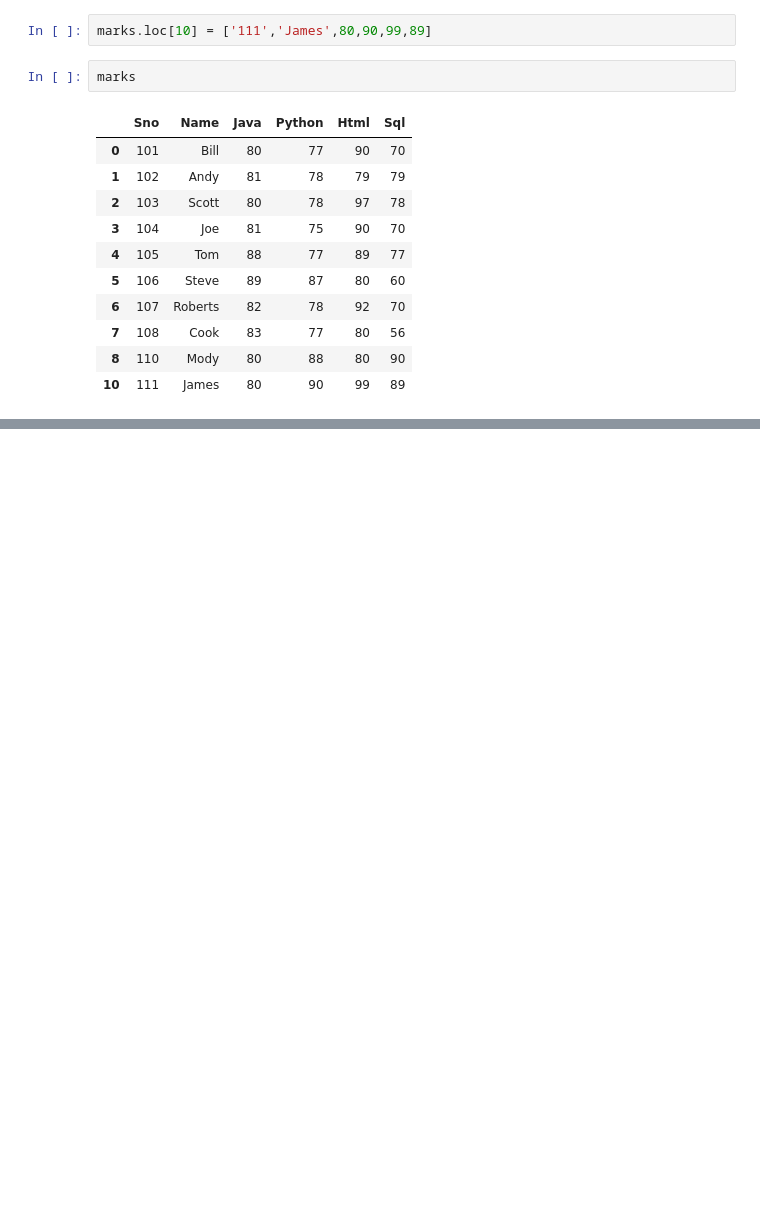
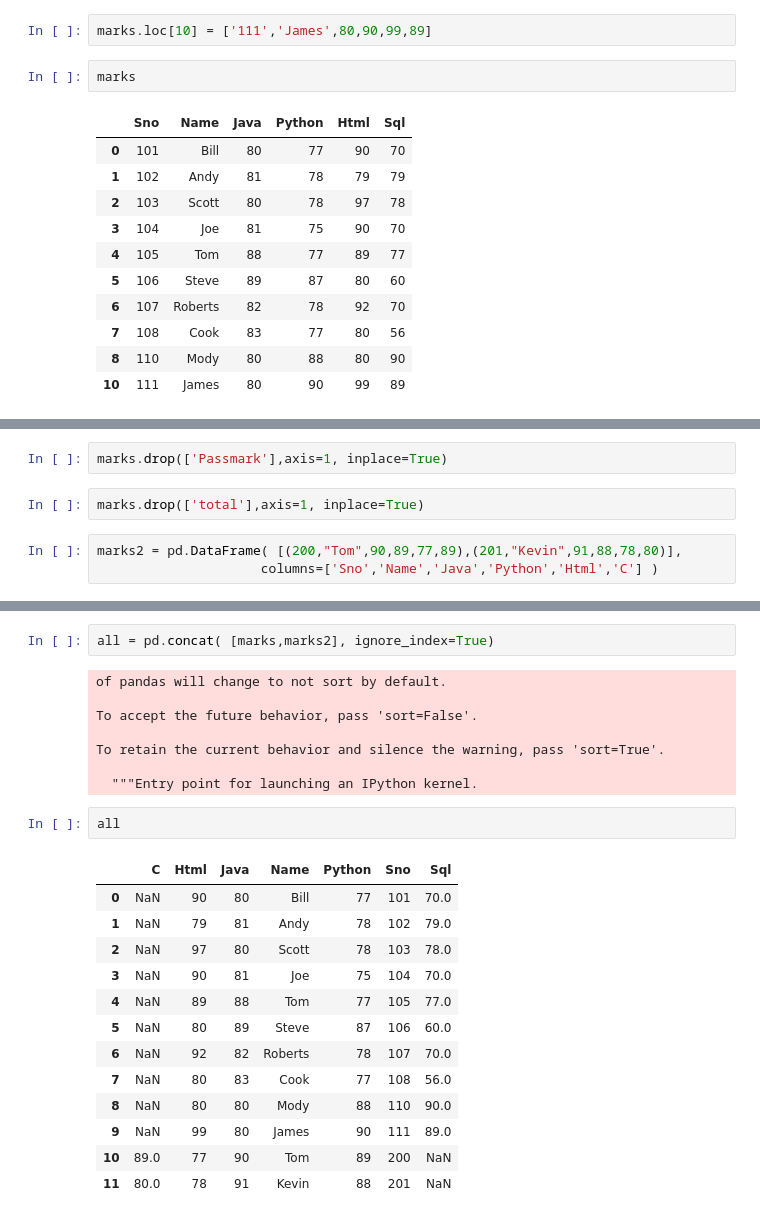
Before and after one commit to srikanthpragada/DS_06_MAY_2019, a Jupyter notebook: marks_df.ipynb, the cells around one changed output, grey strips where cells are left out. Cells and saved outputs as stored; diff of their text form; blank space fills up the shorter version.

```diff
--- a/marks_df.ipynb
+++ b/marks_df.ipynb
@@ -436,0 +469,7 @@ marks
+# %%
+marks.drop(['Passmark'],axis=1, inplace=True)
+# %%
+marks.drop(['total'],axis=1, inplace=True)
+# %%
+marks2 = pd.DataFrame( [(200,"Tom",90,89,77,89),(201,"Kevin",91,88,78,80)],
+                     columns=['Sno','Name','Java','Python','Html','C'] )
@@ -436,0 +482,26 @@ marks
+# %%
+all = pd.concat( [marks,marks2], ignore_index=True)
+# %% [output]
+of pandas will change to not sort by default.
+
+To accept the future behavior, pass 'sort=False'.
+
+To retain the current behavior and silence the warning, pass 'sort=True'.
+
+  """Entry point for launching an IPython kernel.
+# %%
+all
+# %% [output]
+|  | C | Html | Java | Name | Python | Sno | Sql |
+| 0 | NaN | 90 | 80 | Bill | 77 | 101 | 70.0 |
+| 1 | NaN | 79 | 81 | Andy | 78 | 102 | 79.0 |
+| 2 | NaN | 97 | 80 | Scott | 78 | 103 | 78.0 |
+| 3 | NaN | 90 | 81 | Joe | 75 | 104 | 70.0 |
+| 4 | NaN | 89 | 88 | Tom | 77 | 105 | 77.0 |
+| 5 | NaN | 80 | 89 | Steve | 87 | 106 | 60.0 |
+| 6 | NaN | 92 | 82 | Roberts | 78 | 107 | 70.0 |
+| 7 | NaN | 80 | 83 | Cook | 77 | 108 | 56.0 |
+| 8 | NaN | 80 | 80 | Mody | 88 | 110 | 90.0 |
+| 9 | NaN | 99 | 80 | James | 90 | 111 | 89.0 |
+| 10 | 89.0 | 77 | 90 | Tom | 89 | 200 | NaN |
+| 11 | 80.0 | 78 | 91 | Kevin | 88 | 201 | NaN |
```
Also changed, not shown: parts of 16 cells of this notebook, 1 other file.
